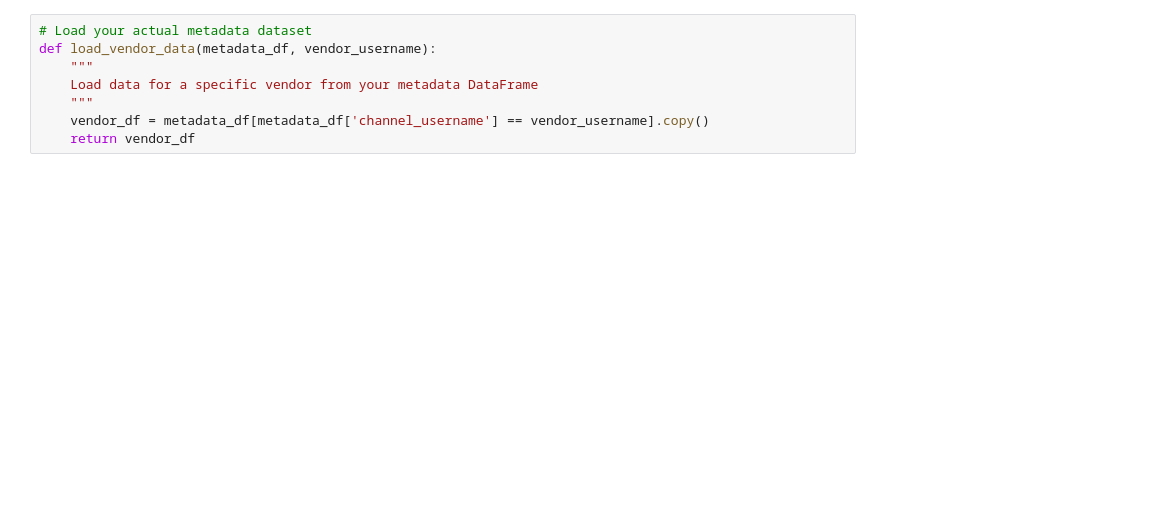
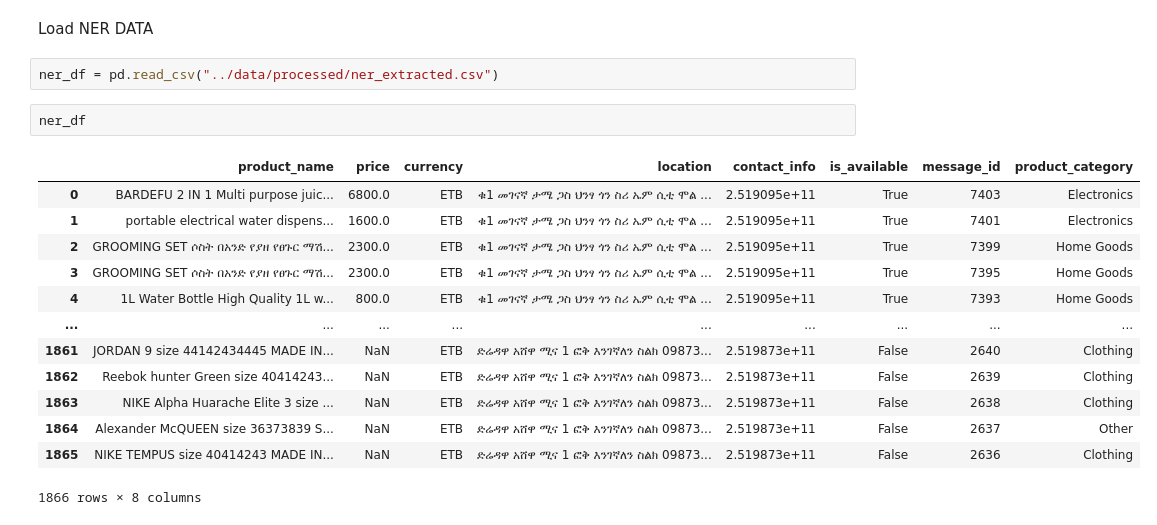
Before and after one commit to she-code/KAIM-WEEK-4, a Jupyter notebook: notebooks/task6.ipynb, the cells around one changed output. Drawn from its saved outputs; the diff is of its cells as text; blank space fills up the shorter version.

```diff
--- a/notebooks/task6.ipynb
+++ b/notebooks/task6.ipynb
@@ -32,11 +35,23 @@ Data columns (total 11 columns):
  10  day_of_week       1866 non-null   object
 dtypes: bool(1), datetime64[ns, UTC](1), float64(1), int32(1), int64(3), object(4)
 memory usage: 140.4+ KB
-# %%
-# Load your actual metadata dataset
-def load_vendor_data(metadata_df, vendor_username):
-    """
-    Load data for a specific vendor from your metadata DataFrame
-    """
-    vendor_df = metadata_df[metadata_df['channel_username'] == vendor_username].copy()
-    return vendor_df
+# %% [markdown]
+Load NER DATA
+# %%
+ner_df = pd.read_csv("../data/processed/ner_extracted.csv")
+# %%
+ner_df
+# %% [output]
+|  | product_name | price | currency | location | contact_info | is_available | message_id | product_category |
+| 0 | BARDEFU 2 IN 1 Multi purpose juic... | 6800.0 | ETB | ቁ1 መገናኛ ታሜ ጋስ ህንፃ ጎን ስሪ ኤም ሲቲ ሞል ... | 2.519095e+11 | True | 7403 | Electronics |
+| 1 | portable electrical water dispens... | 1600.0 | ETB | ቁ1 መገናኛ ታሜ ጋስ ህንፃ ጎን ስሪ ኤም ሲቲ ሞል ... | 2.519095e+11 | True | 7401 | Electronics |
+| 2 | GROOMING SET ሶስት በአንድ የያዘ የፀጉር ማሽ... | 2300.0 | ETB | ቁ1 መገናኛ ታሜ ጋስ ህንፃ ጎን ስሪ ኤም ሲቲ ሞል ... | 2.519095e+11 | True | 7399 | Home Goods |
+| 3 | GROOMING SET ሶስት በአንድ የያዘ የፀጉር ማሽ... | 2300.0 | ETB | ቁ1 መገናኛ ታሜ ጋስ ህንፃ ጎን ስሪ ኤም ሲቲ ሞል ... | 2.519095e+11 | True | 7395 | Home Goods |
+| 4 | 1L Water Bottle High Quality 1L w... | 800.0 | ETB | ቁ1 መገናኛ ታሜ ጋስ ህንፃ ጎን ስሪ ኤም ሲቲ ሞል ... | 2.519095e+11 | True | 7393 | Home Goods |
+| ... | ... | ... | ... | ... | ... | ... | ... | ... |
+| 1861 | JORDAN 9 size 44142434445 MADE IN... | NaN | ETB | ድሬዳዋ አሸዋ ሚና 1 ፎቅ እንገኛለን ስልክ 09873... | 2.519873e+11 | False | 2640 | Clothing |
+| 1862 | Reebok hunter Green size 40414243... | NaN | ETB | ድሬዳዋ አሸዋ ሚና 1 ፎቅ እንገኛለን ስልክ 09873... | 2.519873e+11 | False | 2639 | Clothing |
+| 1863 | NIKE Alpha Huarache Elite 3 size ... | NaN | ETB | ድሬዳዋ አሸዋ ሚና 1 ፎቅ እንገኛለን ስልክ 09873... | 2.519873e+11 | False | 2638 | Clothing |
+| 1864 | Alexander McQUEEN size 36373839 S... | NaN | ETB | ድሬዳዋ አሸዋ ሚና 1 ፎቅ እንገኛለን ስልክ 09873... | 2.519873e+11 | False | 2637 | Other |
+| 1865 | NIKE TEMPUS size 40414243 MADE IN... | NaN | ETB | ድሬዳዋ አሸዋ ሚና 1 ፎቅ እንገኛለን ስልክ 09873... | 2.519873e+11 | False | 2636 | Clothing |
+1866 rows × 8 columns
```
Also changed, not shown: parts of 18 cells of this notebook, 2 other files.
